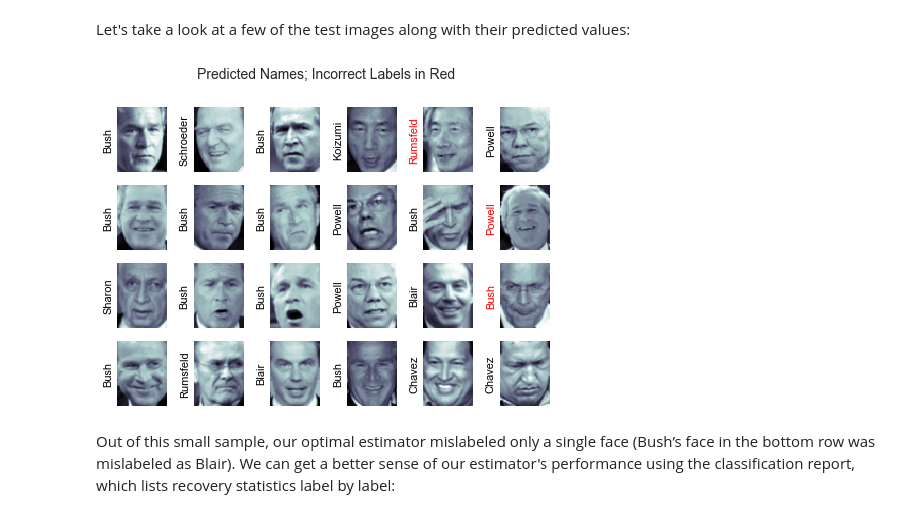
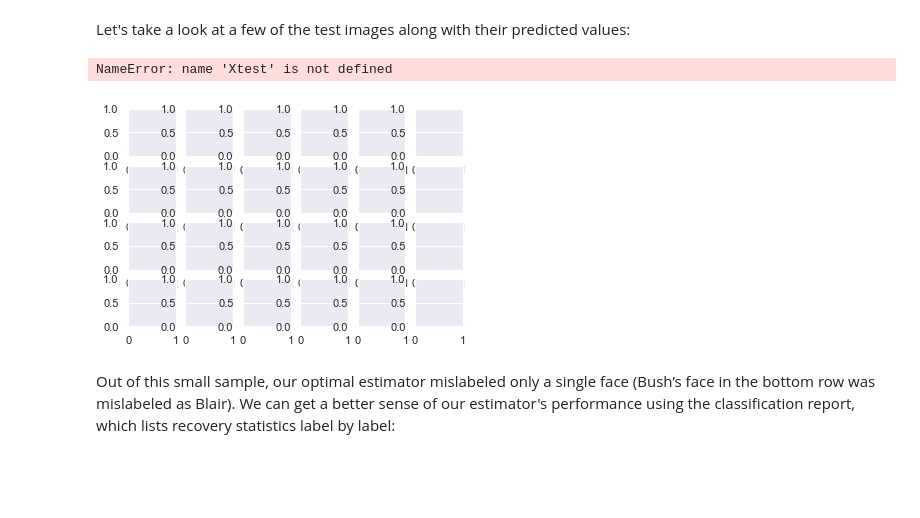
Before and after one commit to robindoering86/SVMExtra, a Jupyter notebook: SVM_Extra/SVM2-Robin.ipynb, the cells around one changed output. Drawn from its saved outputs; the diff is of its cells as text; code cells hidden in the pictures; blank space fills up the shorter version.

```diff
--- a/SVM_Extra/SVM2-Robin.ipynb
+++ b/SVM_Extra/SVM2-Robin.ipynb
@@ -365,8 +365,8 @@ model = make_pipeline(pca, svc)
 # %% [markdown]
 For the sake of testing our classifier output, we will split the data into a training and testing set:
 # %%
-from sklearn.cross_validation import train_test_split
-Xtrain, Xtest, ytrain, ytest = train_test_split(faces.data, faces.target,
+from sklearn.model_selection import train_test_split
+X_train, X_test, y_train, y_test = train_test_split(faces.data, faces.target,
                                                 random_state=42)
 # %% [markdown]
 Finally, we can use a grid search cross-validation to explore combinations of parameters.
@@ -389,19 +389,20 @@ The optimal values fall toward the middle of our grid; if they fell at the edges
 Now with this cross-validated model, we can predict the labels for the test data, which the model has not yet seen:
 # %%
 model = grid.best_estimator_
-yfit = model.predict(Xtest)
+y_fit = model.predict(X_test)
 # %% [markdown]
 Let's take a look at a few of the test images along with their predicted values:
 # %%
 fig, ax = plt.subplots(4, 6)
 for i, axi in enumerate(ax.flat):
-    axi.imshow(Xtest[i].reshape(62, 47), cmap='bone')
+    axi.imshow(X_test[i].reshape(62, 47), cmap='bone')
     axi.set(xticks=[], yticks=[])
     axi.set_ylabel(faces.target_names[yfit[i]].split()[-1],
                    color='black' if yfit[i] == ytest[i] else 'red')
 fig.suptitle('Predicted Names; Incorrect Labels in Red', size=14);
 # %% [output]
+NameError: name 'Xtest' is not defined
-[figure, old version]
+[figure, new version]
 # %% [markdown]
 Out of this small sample, our optimal estimator mislabeled only a single face (Bush’s
 face in the bottom row was mislabeled as Blair).
```
Also changed, not shown: parts of 6 cells of this notebook.
